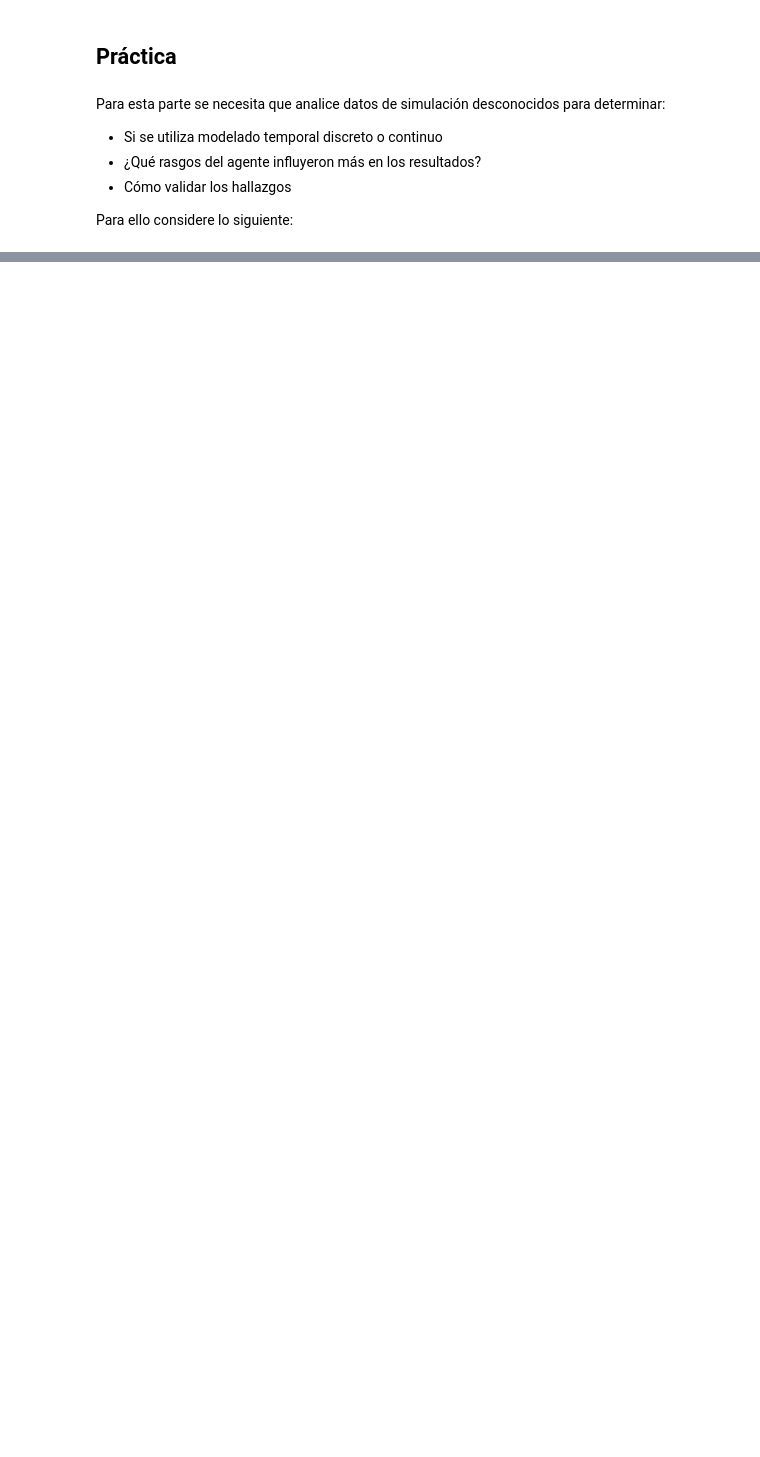
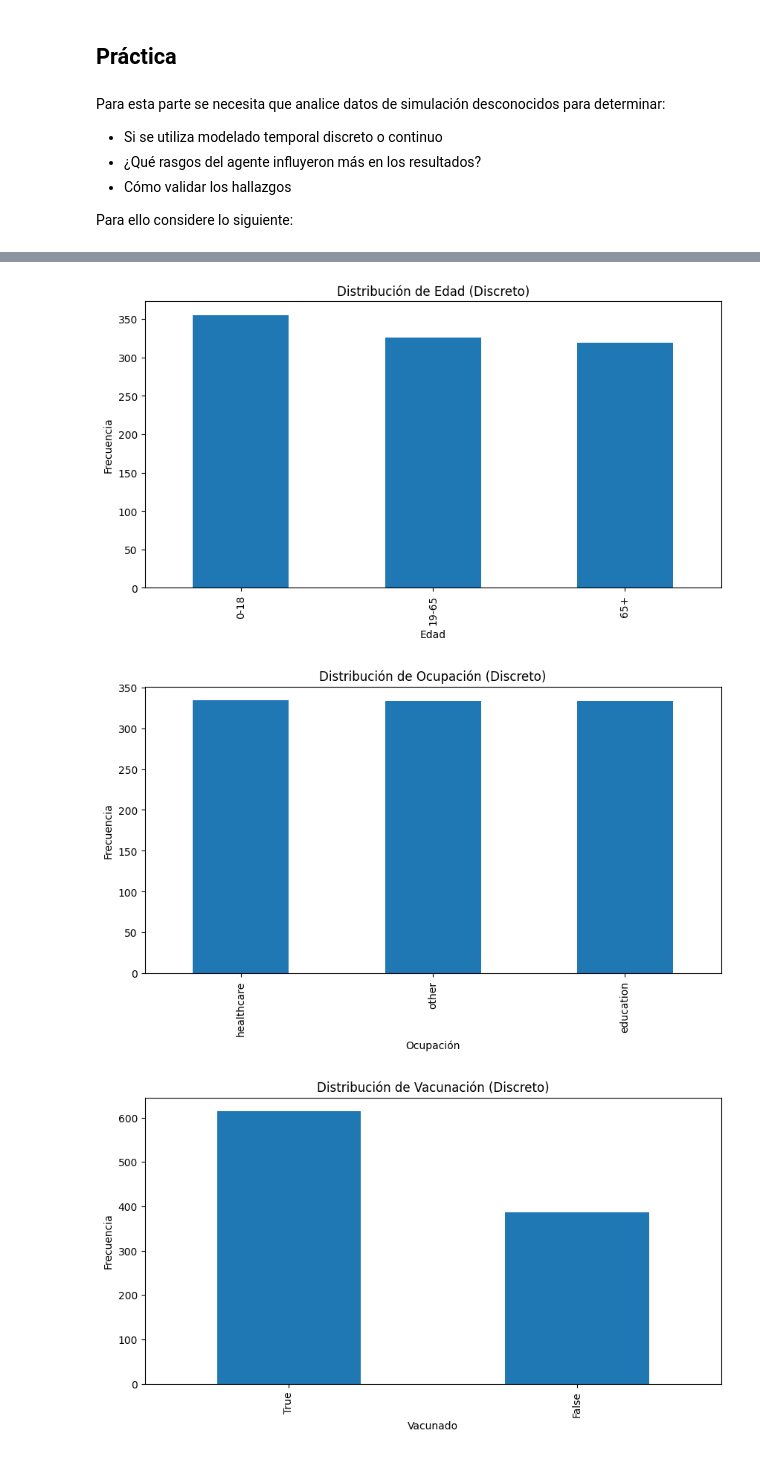
Before and after one commit to FabianKel/ModSim-LAB4, a Jupyter notebook: Ejercicio4.ipynb, the cells around one changed output, grey strips where cells are left out. Cells and saved outputs as stored; diff of their text form; code cells hidden in the pictures; blank space fills up the shorter version.

```diff
--- a/Ejercicio4.ipynb
+++ b/Ejercicio4.ipynb
@@ -82,0 +137,28 @@ Instrucciones:
+# %%
+# Histogramas de rasgos clave para discreto
+plt.figure(figsize=(10, 5))
+data['discrete']['agent_data']['age'].value_counts().plot(kind="bar")
+plt.title('Distribución de Edad (Discreto)')
+plt.xlabel('Edad')
+plt.ylabel('Frecuencia')
+plt.show()
+
+
+plt.figure(figsize=(10, 5))
+data['discrete']['agent_data']['occupation'].value_counts().plot(kind="bar")
+plt.title('Distribución de Ocupación (Discreto)')
+plt.xlabel('Ocupación')
+plt.ylabel('Frecuencia')
+plt.show()
+
+
+plt.figure(figsize=(10, 5))
+data['discrete']['agent_data']['vaccinated'].value_counts().plot(kind="bar")
+plt.title('Distribución de Vacunación (Discreto)')
+plt.xlabel('Vacunado')
+plt.ylabel('Frecuencia')
+plt.show()
+# %% [output]
+[figure, added]
+[figure, added]
+[figure, added]
```
Also changed, not shown: parts of 23 cells of this notebook, 2 other files.
